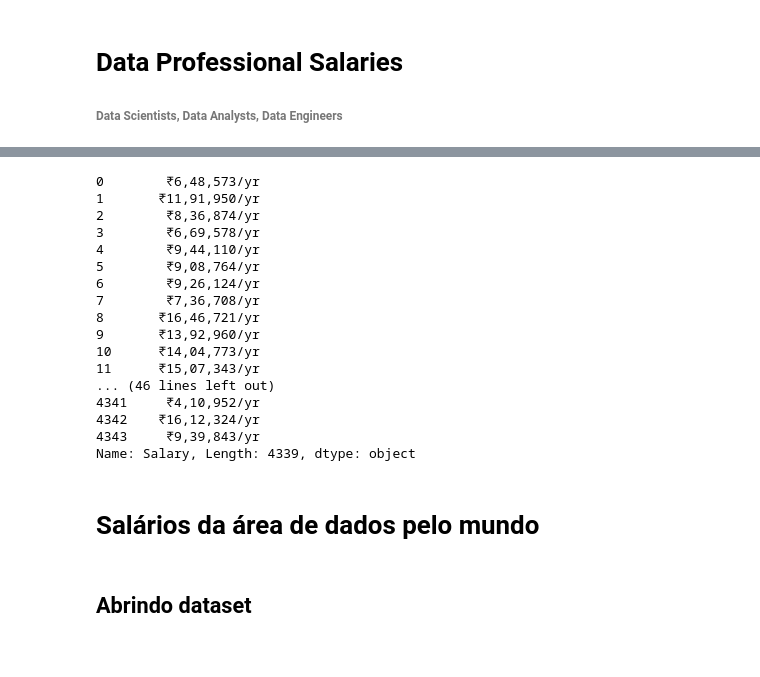
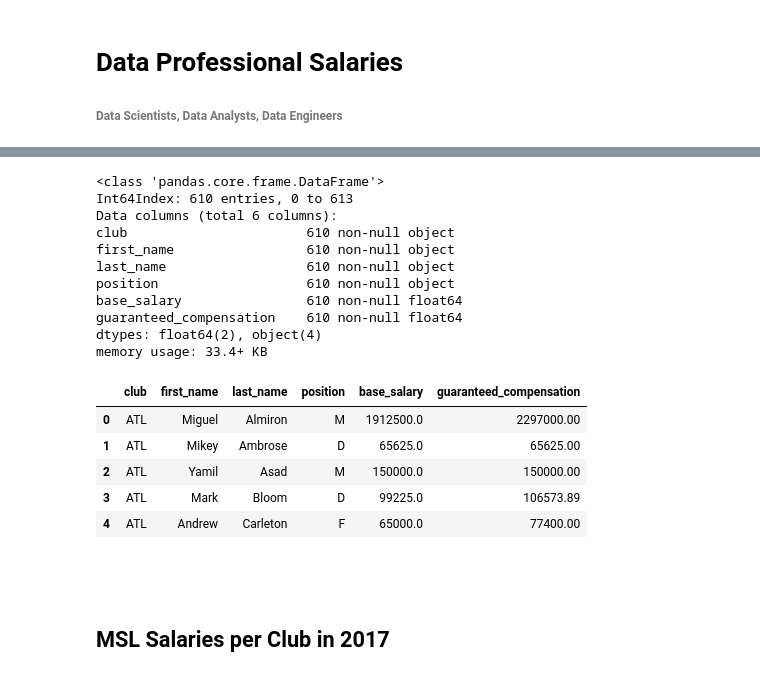
Before and after one commit to estevaoguerra19/us-soccer-salaries, a Jupyter notebook: main.ipynb, the cells around one changed output, grey strips where cells are left out. Cells and saved outputs as stored; diff of their text form; code cells hidden in the pictures.

```diff
--- a/main.ipynb
+++ b/main.ipynb
@@ -13,27 +34,31 @@ FileNotFoundError: File b'Data\\mls-salaries-2017' does not exist
 # %%
 # Apagando os dados nulos
 data = data.dropna()
+# %%
+# Dataset sem dados nulos
+data.info()
+# %% [output]
+<class 'pandas.core.frame.DataFrame'>
+Int64Index: 610 entries, 0 to 613
+Data columns (total 6 columns):
+club                       610 non-null object
+first_name                 610 non-null object
+last_name                  610 non-null object
+position                   610 non-null object
+base_salary                610 non-null float64
+guaranteed_compensation    610 non-null float64
+dtypes: float64(2), object(4)
+memory usage: 33.4+ KB
 # %%
-data['Salary']
+data.head()
 # %% [output]
-0        ₹6,48,573/yr
-1       ₹11,91,950/yr
-2        ₹8,36,874/yr
-3        ₹6,69,578/yr
-4        ₹9,44,110/yr
-5        ₹9,08,764/yr
-6        ₹9,26,124/yr
-7        ₹7,36,708/yr
-8       ₹16,46,721/yr
-9       ₹13,92,960/yr
-10      ₹14,04,773/yr
-11      ₹15,07,343/yr
-... (46 lines left out)
-4341     ₹4,10,952/yr
-4342    ₹16,12,324/yr
-4343     ₹9,39,843/yr
-Name: Salary, Length: 4339, dtype: object
+|  | club | first_name | last_name | position | base_salary | guaranteed_compensation |
+| 0 | ATL | Miguel | Almiron | M | 1912500.0 | 2297000.00 |
+| 1 | ATL | Mikey | Ambrose | D | 65625.0 | 65625.00 |
+| 2 | ATL | Yamil | Asad | M | 150000.0 | 150000.00 |
+| 3 | ATL | Mark | Bloom | D | 99225.0 | 106573.89 |
+| 4 | ATL | Andrew | Carleton | F | 65000.0 | 77400.00 |
-# %% [markdown]
-# Salários da área de dados pelo mundo
 # %% [markdown]
-## Abrindo dataset
+###
+# %% [markdown]
+## MSL Salaries per Club in 2017
```
Also changed, not shown: parts of 15 cells of this notebook.
